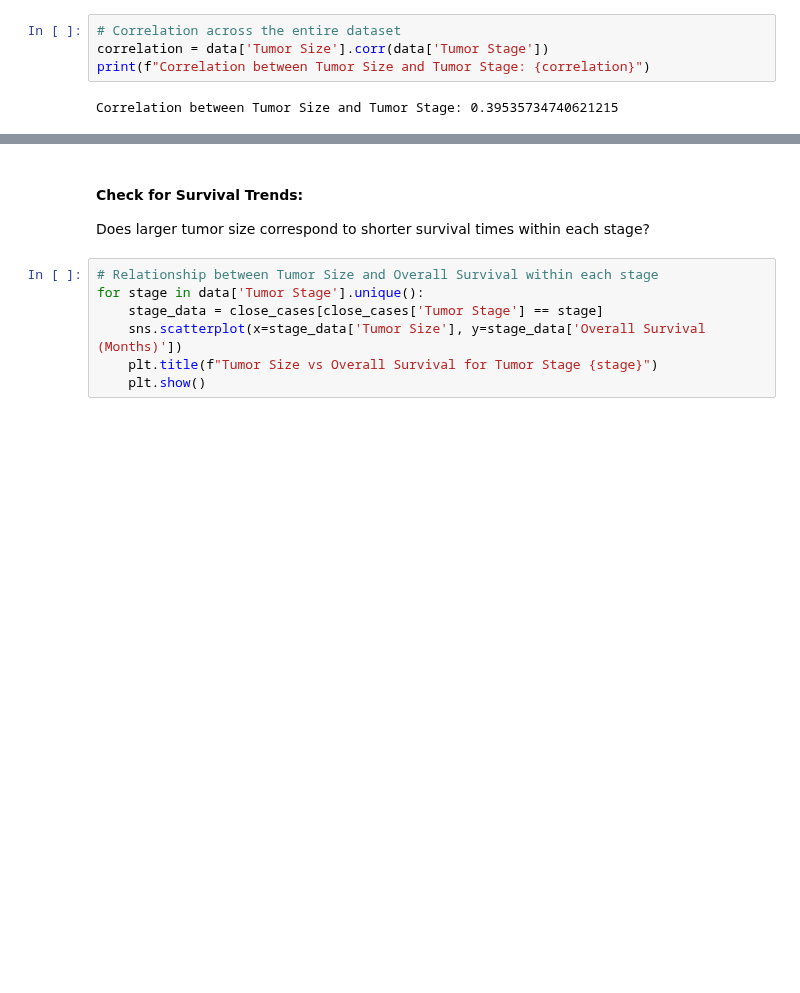
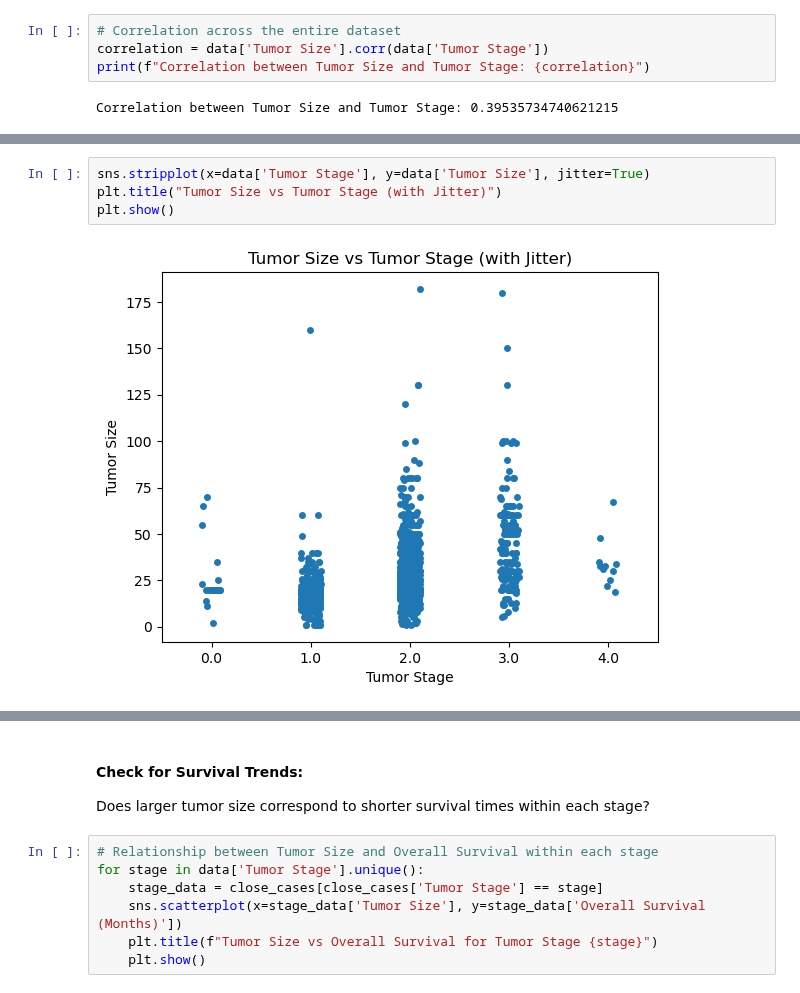
Before and after one commit to sowmyamaddali/Breast-Cancer--METABRIC, a Jupyter notebook: notebooks/eda_analysis.ipynb, the cells around one changed output, grey strips where cells are left out. Cells and saved outputs as stored; diff of their text form; blank space fills up the shorter version.

```diff
--- a/notebooks/eda_analysis.ipynb
+++ b/notebooks/eda_analysis.ipynb
@@ -262,0 +299,6 @@ Correlation between Tumor Size and Tumor Stage: 0.39535734740621215
+# %%
+sns.stripplot(x=data['Tumor Stage'], y=data['Tumor Size'], jitter=True)
+plt.title("Tumor Size vs Tumor Stage (with Jitter)")
+plt.show()
+# %% [output]
+[figure, added]
```
Also changed, not shown: parts of 7 cells of this notebook.
